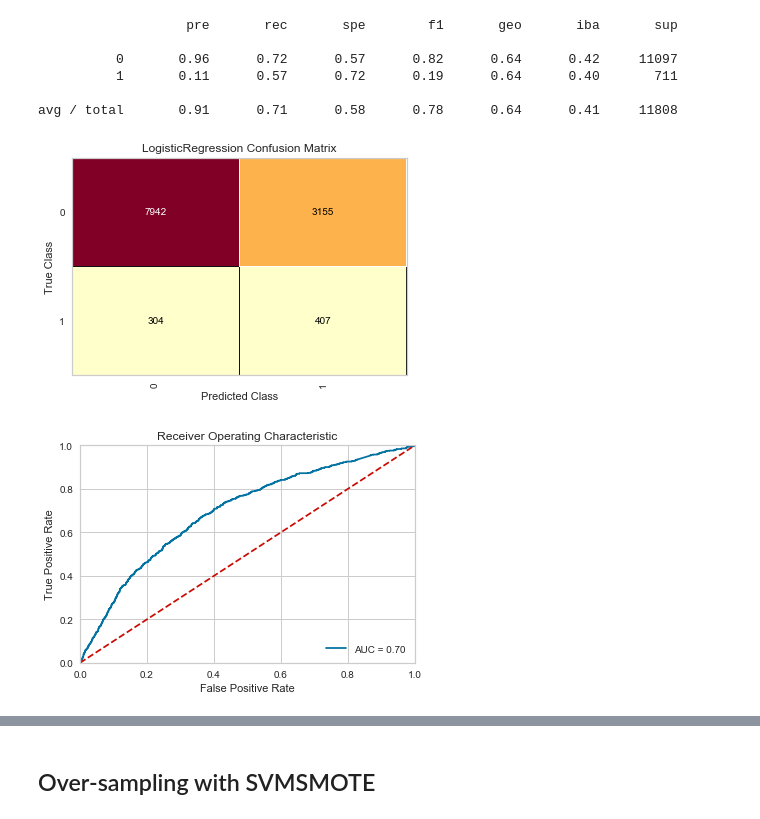
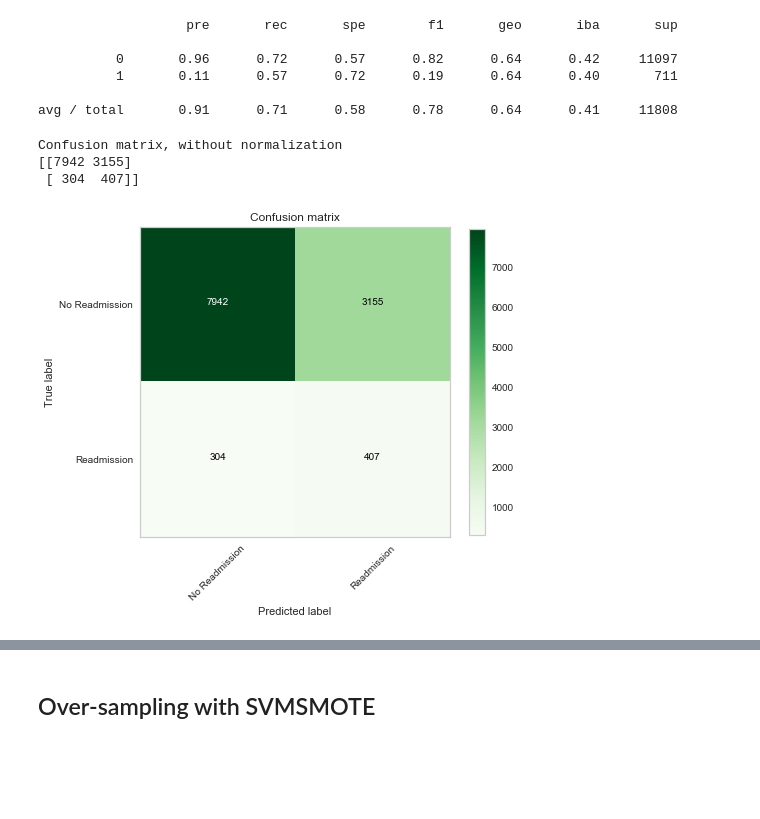
Before and after one commit to TheeChris/springboard, a Jupyter notebook: Capstone_2/notebooks/2.1-TheeChris-ModelLogisticReg.ipynb, the cells around one changed output, grey strips where cells are left out. Saved outputs shown, nothing was run; the diff lists cells and outputs as text; code cells hidden in the pictures; blank space fills up the shorter version.

```diff
--- a/Capstone_2/notebooks/2.1-TheeChris-ModelLogisticReg.ipynb
+++ b/Capstone_2/notebooks/2.1-TheeChris-ModelLogisticReg.ipynb
@@ -83,36 +78,19 @@ print(classification_report_imbalanced(y_test, y_pred_rus))
           1       0.11      0.57      0.72      0.19      0.64      0.40       711
 
 avg / total       0.91      0.71      0.58      0.78      0.64      0.41     11808
-# %%
-# print confusion matrix
-cm = ConfusionMatrix(pipe_rus)
-
-cm.fit(X_train, y_train)
-
-cm.score(X_test, y_test)
-cm.poof(outpath=os.path.join(PROJ_ROOT, 'reports',
-                               'figures','lr_undersample_confusion_matrix.png'))
-# %% [output]
-[figure, removed]
-# %%
-from sklearn.metrics import roc_curve, auc
-
-probs = pipe_rus.predict_proba(X_test)
-preds = probs[:,1]
-fpr, tpr, threshold = roc_curve(y_test, preds)
-roc_auc = auc(fpr, tpr)
-
-# method I: plt
-plt.title('Receiver Operating Characteristic')
-plt.plot(fpr, tpr, 'b', label = 'AUC = %0.2f' % roc_auc)
-plt.legend(loc = 'lower right')
-plt.plot([0, 1], [0, 1],'r--')
-plt.xlim([0, 1])
-plt.ylim([0, 1])
-plt.ylabel('True Positive Rate')
-plt.xlabel('False Positive Rate')
-plt.savefig(os.path.join(PROJ_ROOT, 'reports',
-                               'figures','lr_undersample_roc_curve.png'))
-plt.show()
-# %% [output]
-[figure, removed]
+# %%
+from sklearn.metrics import confusion_matrix
+
+cnf_matrix = confusion_matrix(y_test, y_pred_rus)
+
+plt.figure(figsize=(7,7))
+plot_confusion_matrix(cnf_matrix, classes=['No Readmission','Readmission'],
+                      title='Confusion matrix', cmap=plt.cm.Greens)
+plt.savefig(os.path.join(PROJ_ROOT, 'reports',
+                         'figures','lr_undersample_confusion_matrix.png'))
+plt.show()
+# %% [output]
+Confusion matrix, without normalization
+[[7942 3155]
+ [ 304  407]]
+[figure, added]
```
Also changed, not shown: parts of 17 cells of this notebook.
